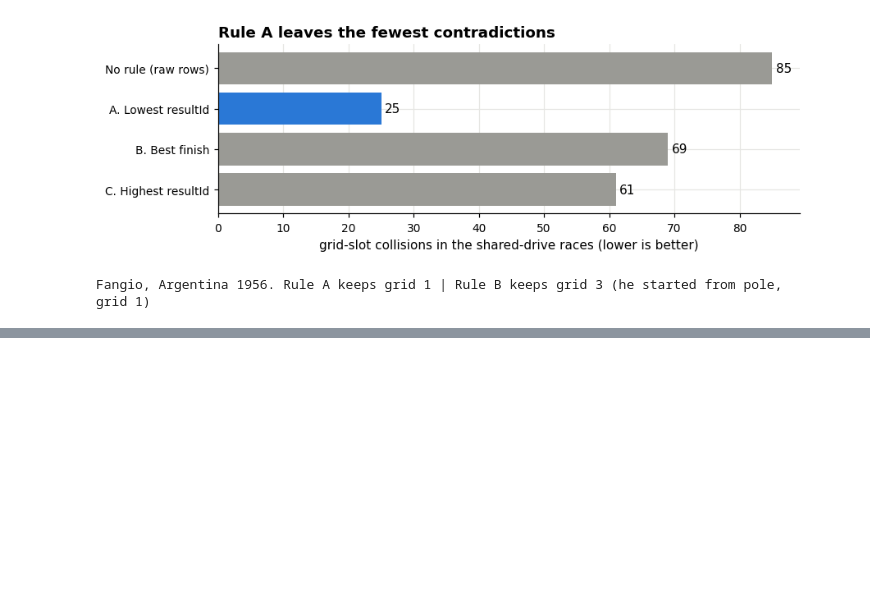
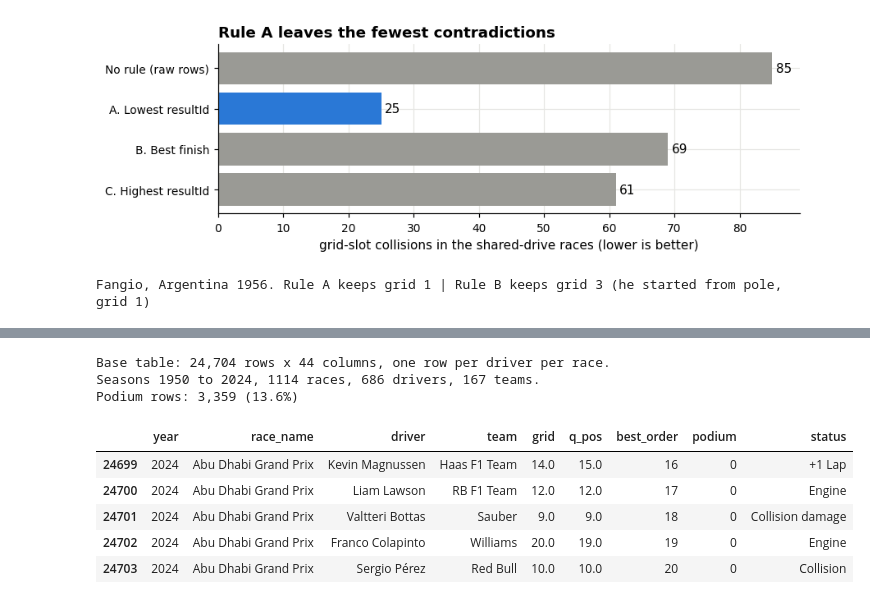
Before and after one commit to adhamshaheen/f1-podium-prediction, a Jupyter notebook: notebooke15c4f85e0.ipynb, the cells around one changed output, grey strips where cells are left out. Drawn from its saved outputs; the diff is of its cells as text; code cells hidden in the pictures; blank space fills up the shorter version.

```diff
--- a/notebooke15c4f85e0.ipynb
+++ b/notebooke15c4f85e0.ipynb
@@ -913,0 +1145,43 @@ This keeps the features strictly pre-race and the label equal to the official re
+# %%
+n0 = len(results_clean)
+# Start from the cleaned results only, then add the other tables one validated join at a time
+base = results_clean.drop(columns=['year', 'round', 'name', 'date', 'circuitId']).copy()
+
+def safe_join(left, right, on, how='left', validate='many_to_one'):
+    """Join and prove that no row was added or lost."""
+    out = left.merge(right, on=on, how=how, validate=validate)
+    assert len(out) == len(left), f'row count changed in join on {on}'
+    return out
+
+# results -> races -> circuits -> drivers -> constructors -> status. Each join adds columns, never rows
+base = safe_join(base, clean['races'][['raceId', 'year', 'round', 'date', 'circuitId', 'name']].rename(columns={'name': 'race_name'}), 'raceId')
+base = safe_join(base, clean['circuits'][['circuitId', 'name', 'country']].rename(columns={'name': 'circuit', 'country': 'circuit_country'}), 'circuitId')
+base = safe_join(base, clean['drivers'][['driverId', 'driverRef', 'forename', 'surname', 'dob', 'nationality']], 'driverId')
+base = safe_join(base, clean['constructors'][['constructorId', 'name']].rename(columns={'name': 'team'}), 'constructorId')
+base = safe_join(base, clean['status'], 'statusId')
+# qualifying: joined on the pair (raceId, driverId). Rows without a qualifying record get NaN
+quali = clean['qualifying'][['raceId', 'driverId', 'position', 'q1_s', 'q2_s', 'q3_s']].rename(columns={'position': 'q_pos'})
+base = safe_join(base, quali, ['raceId', 'driverId'], validate='one_to_one')
+# Sprint points count for the championship. We only need them to keep the standings of LATER weekends correct (5.3).
+sprint_points = clean['sprint_results'].groupby(['raceId', 'driverId'], as_index=False)['points'].sum().rename(columns={'points': 'sprint_points'})
+base = safe_join(base, sprint_points, ['raceId', 'driverId'], validate='one_to_one')
+base['sprint_points'] = base['sprint_points'].fillna(0)
+
+base['driver'] = base['forename'] + ' ' + base['surname']
+base = base.sort_values(['date', 'raceId', 'resultId']).reset_index(drop=True)      # strict time order
+
+assert len(base) == n0 and not base.duplicated(['raceId', 'driverId']).any()
+print(f'Base table: {len(base):,} rows x {base.shape[1]} columns, one row per driver per race.')
+print(f'Seasons {base["year"].min()} to {base["year"].max()}, {base["raceId"].nunique()} races, {base["driverId"].nunique()} drivers, {base["constructorId"].nunique()} teams.')
+print(f'Podium rows: {base["podium"].sum():,} ({pct(base["podium"].mean())})')
+display(base[['year', 'race_name', 'driver', 'team', 'grid', 'q_pos', 'best_order', 'podium', 'status']].tail(5))
+# %% [output]
+Base table: 24,704 rows x 44 columns, one row per driver per race.
+Seasons 1950 to 2024, 1114 races, 686 drivers, 167 teams.
+Podium rows: 3,359 (13.6%)
+|  | year | race_name | driver | team | grid | q_pos | best_order | podium | status |
+| 24699 | 2024 | Abu Dhabi Grand Prix | Kevin Magnussen | Haas F1 Team | 14.0 | 15.0 | 16 | 0 | +1 Lap |
+| 24700 | 2024 | Abu Dhabi Grand Prix | Liam Lawson | RB F1 Team | 12.0 | 12.0 | 17 | 0 | Engine |
+| 24701 | 2024 | Abu Dhabi Grand Prix | Valtteri Bottas | Sauber | 9.0 | 9.0 | 18 | 0 | Collision damage |
+| 24702 | 2024 | Abu Dhabi Grand Prix | Franco Colapinto | Williams | 20.0 | 19.0 | 19 | 0 | Engine |
+| 24703 | 2024 | Abu Dhabi Grand Prix | Sergio Pérez | Red Bull | 10.0 | 10.0 | 20 | 0 | Collision |
```
Also changed, not shown: parts of 13 cells of this notebook.
